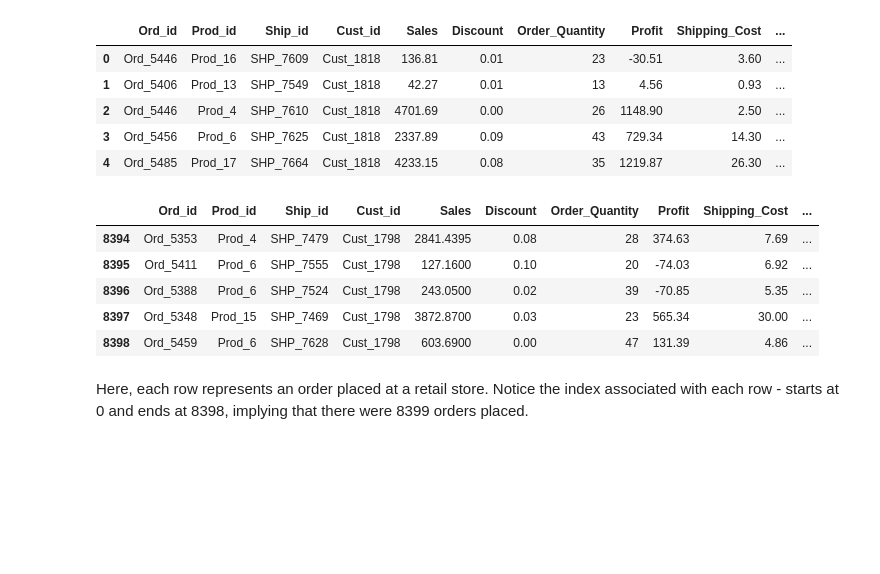
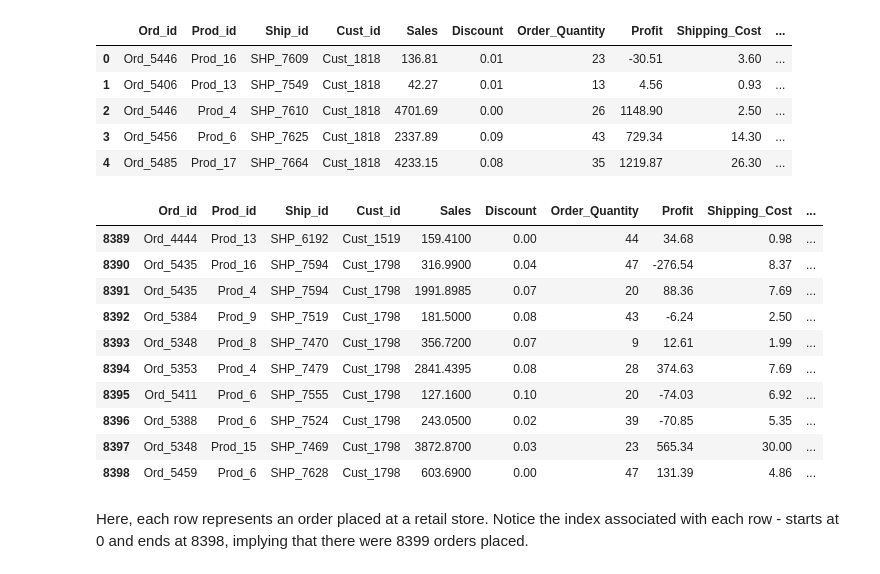
Before and after one commit to Tolash123/30daysofpython, a Jupyter notebook: Day27/day27.ipynb, the cells around one changed output. Cells and saved outputs as stored; diff of their text form; code cells hidden in the pictures; blank space fills up the shorter version.

```diff
--- a/Day27/day27.ipynb
+++ b/Day27/day27.ipynb
@@ -177,9 +180,14 @@ market_df.head()
 | 3 | Ord_5456 | Prod_6 | SHP_7625 | Cust_1818 | 2337.89 | 0.09 | 43 | 729.34 | 14.30 | ... |
 | 4 | Ord_5485 | Prod_17 | SHP_7664 | Cust_1818 | 4233.15 | 0.08 | 35 | 1219.87 | 26.30 | ... |
 # %%
-market_df.tail()
+market_df.tail(10)
 # %% [output]
 |  | Ord_id | Prod_id | Ship_id | Cust_id | Sales | Discount | Order_Quantity | Profit | Shipping_Cost | ... |
+| 8389 | Ord_4444 | Prod_13 | SHP_6192 | Cust_1519 | 159.4100 | 0.00 | 44 | 34.68 | 0.98 | ... |
+| 8390 | Ord_5435 | Prod_16 | SHP_7594 | Cust_1798 | 316.9900 | 0.04 | 47 | -276.54 | 8.37 | ... |
+| 8391 | Ord_5435 | Prod_4 | SHP_7594 | Cust_1798 | 1991.8985 | 0.07 | 20 | 88.36 | 7.69 | ... |
+| 8392 | Ord_5384 | Prod_9 | SHP_7519 | Cust_1798 | 181.5000 | 0.08 | 43 | -6.24 | 2.50 | ... |
+| 8393 | Ord_5348 | Prod_8 | SHP_7470 | Cust_1798 | 356.7200 | 0.07 | 9 | 12.61 | 1.99 | ... |
 | 8394 | Ord_5353 | Prod_4 | SHP_7479 | Cust_1798 | 2841.4395 | 0.08 | 28 | 374.63 | 7.69 | ... |
 | 8395 | Ord_5411 | Prod_6 | SHP_7555 | Cust_1798 | 127.1600 | 0.10 | 20 | -74.03 | 6.92 | ... |
 | 8396 | Ord_5388 | Prod_6 | SHP_7524 | Cust_1798 | 243.0500 | 0.02 | 39 | -70.85 | 5.35 | ... |
```
Also changed, not shown: parts of 3 cells of this notebook, 5 other files.
